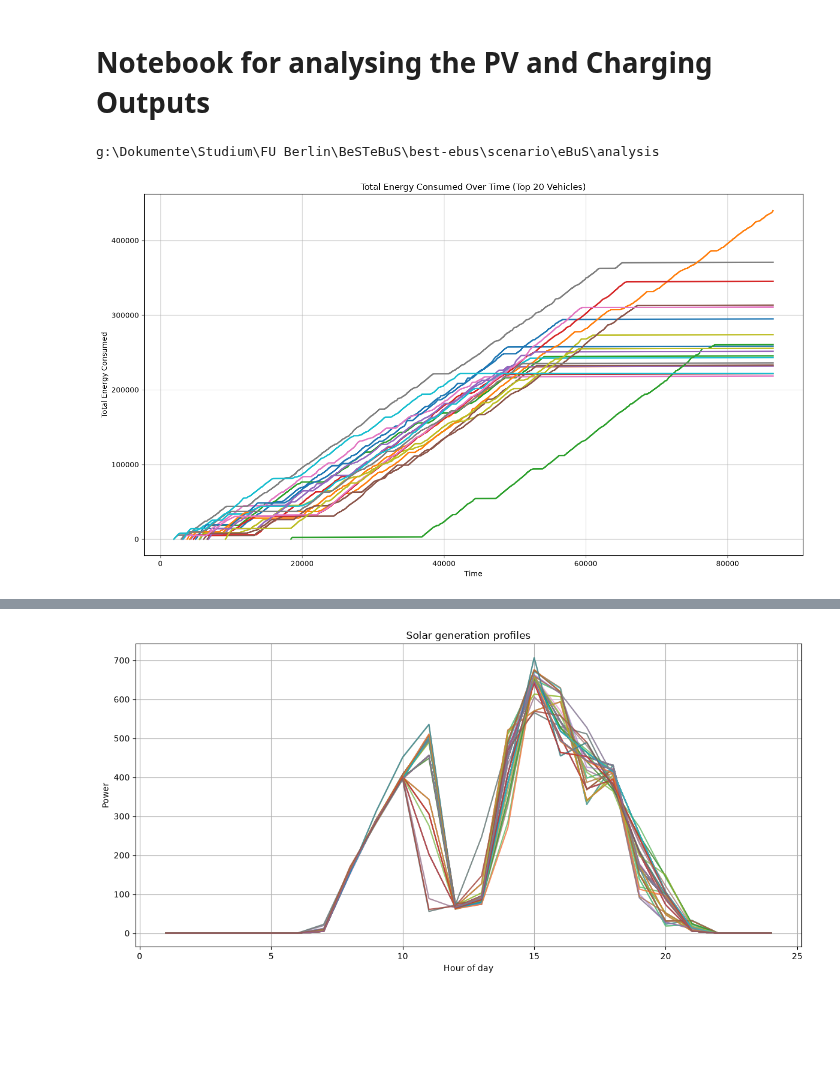
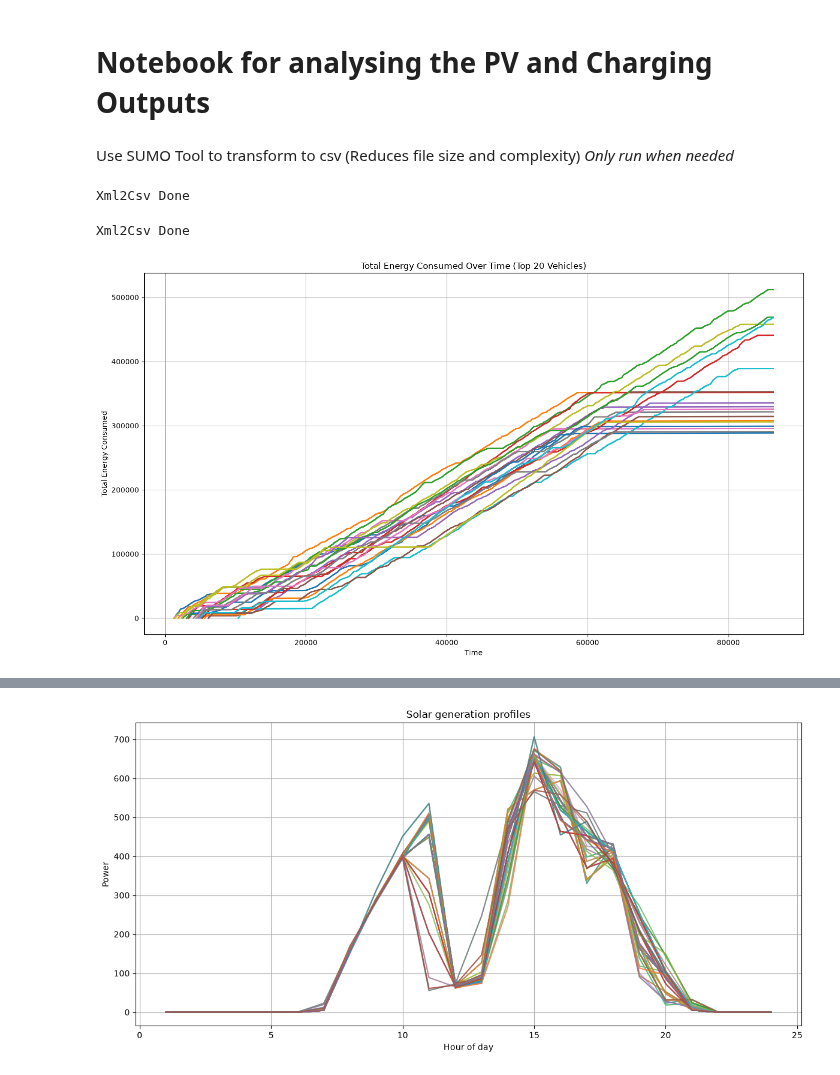
Before and after one commit to sven-vorg/best-ebus, a Jupyter notebook: scenario/eBuS/analysis/anlysis.ipynb, the cells around one changed output, grey strips where cells are left out. Drawn from its saved outputs; the diff is of its cells as text; code cells hidden in the pictures; blank space fills up the shorter version.

```diff
--- a/scenario/eBuS/analysis/anlysis.ipynb
+++ b/scenario/eBuS/analysis/anlysis.ipynb
@@ -9,13 +11,31 @@ import os
+# %% [markdown]
+Use SUMO Tool to transform to csv (Reduces file size and complexity) *Only run when needed*
+# %%
+
+station_xml: str = f"../../sumo/output/electric_bus_{date_of_run}_chargingsstations.xml"
+bash_command = f"$SUMO_HOME/tools/xml/xml2csv.py {station_xml}"
+os.system(bash_command)
+print("Xml2Csv Done")
+# %% [output]
+Xml2Csv Done
+# %%
+battery_xml: str = f"../../sumo/output/electric_bus_{date_of_run}_battery.xml"
+bash_command = f"$SUMO_HOME/tools/xml/xml2csv.py {battery_xml}"
+os.system(bash_command)
+print("Xml2Csv Done")
+# %% [output]
+Xml2Csv Done
 # %%
 # Set all Paths
-stations: str = "best-ebus/scenario/sumo/electric/e_stations.add.xml"
-station_output: str = "best-ebus/scenario/sumo/output/electric_bus_2026-07-14-09-31-34_chargingsstations.csv"
-pv: str = "best-ebus/scenario/eBuS/files/solar_expanded.csv"
+stations: str = "../../sumo/electric/e_stations.add.xml"
+station_csv: str = f"../../sumo/output/electric_bus_{date_of_run}_chargingsstations.csv"
+battery_csv: str = f"../../sumo/output/electric_bus_{date_of_run}_battery.csv"
+pv: str = "../files/solar_expanded.csv"
 # %%
 def plot_top_total_energy():
-    print(os.getcwd())
+
     # Load the data
-    df = pd.read_csv("../../sumo/output/electric_bus_2026-07-14-09-31-34_battery.csv", sep=";")
+    df = pd.read_csv(battery_csv, sep=";")
 
     # Ensure data is ordered by time
     df = df.sort_values(["vehicle_id", "timestep_time"])
@@ -27,34 +47,33 @@ def plot_top_total_energy():
         .max()
         .nlargest(20)
         .index
     )
 
     # Keep only those vehicles
     top20_df = df[df["vehicle_id"].isin(top20_ids)]
 
     # Plot
     plt.figure(figsize=(14, 8))
 
     for vehicle_id, group in top20_df.groupby("vehicle_id"):
         plt.plot(
             group["timestep_time"],
             group["vehicle_totalEnergyConsumed"],
             linewidth=2,
             label=f"Vehicle {vehicle_id}"
         )
 
     plt.title("Total Energy Consumed Over Time (Top 20 Vehicles)")
     plt.xlabel("Time")
     plt.ylabel("Total Energy Consumed")
     plt.grid(True)
     plt.legend(title="Vehicle ID", bbox_to_anchor=(1.05, 1), loc="upper left")
     plt.legend().remove()
     plt.tight_layout()
     plt.show()
 
 plot_top_total_energy()
 # %% [output]
-g:\Dokumente\Studium\FU Berlin\BeSTeBuS\best-ebus\scenario\eBuS\analysis
-[figure, old version]
+[figure, new version]
 # %%
 def plot_rand_20():
```
Also changed, not shown: parts of 3 cells of this notebook, 7 other files.
